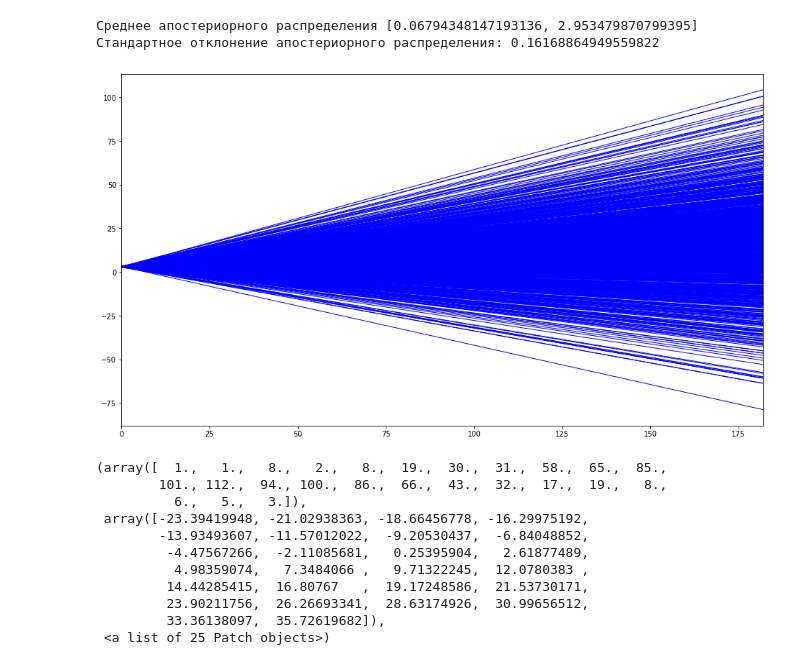
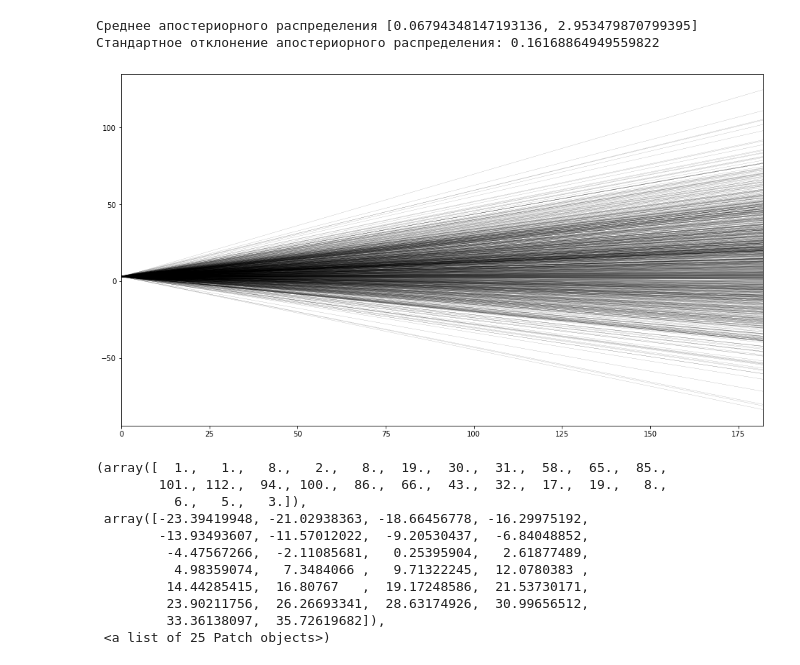
Before and after one commit to OlegPozovnoy/MailRuMLHomeworks, a Jupyter notebook: HW2/hw2.ipynb, the cells around one changed output. Cells and saved outputs as stored; diff of their text form; code cells hidden in the pictures.

```diff
--- a/HW2/hw2.ipynb
+++ b/HW2/hw2.ipynb
@@ -120,7 +120,7 @@ ax.set_xlim((days[0], days[-1]))
 for i in range(0,1000):
     sample = get_sample(mean, std_dev)
     generated = [x*sample[0]+sample[1] for x in days]
-    ax.plot(days, generated, linewidth=1, color="blue")
+    ax.plot(days, generated, linewidth=.1, color="black")
     may1_arr.append(generated[may_1])
     jun1_arr.append(generated[jun_1])
     sep1_arr.append(generated[sep_1])
@@ -204,26 +204,26 @@ print("Стандартное отклонение апостериорного
 # %%
 days = np.linspace(0,100,101)
 
 may1_arr = []
 jun1_arr = []
 sep1_arr = []
 
 days = np.linspace(0,sep_1,sep_1+1)
 fig = plt.figure(figsize=(16,9))
 ax = fig.add_subplot(111)
 ax.set_xlim((days[0], days[-1]))
 
 for i in range(0,1000):
     sample = get_sample(mean, std_dev)
     generated = [x*sample[0]+sample[1] for x in days]
-    ax.plot(days, generated, linewidth=1, color="blue")
+    ax.plot(days, generated, linewidth=.1, color="black")
     may1_arr.append(generated[may_1])
     jun1_arr.append(generated[jun_1])
     sep1_arr.append(generated[sep_1])
 
 plt.show()
 # %% [output]
-[figure, old version]
+[figure, new version]
 # %%
 plt.hist(x=may1_arr, bins='auto', color='#0504aa', alpha=0.7, rwidth=0.85, label ='Логарифм новых заболевших 1 мая')
 # %% [output]
```
Also changed, not shown: parts of 1 cell of this notebook.
